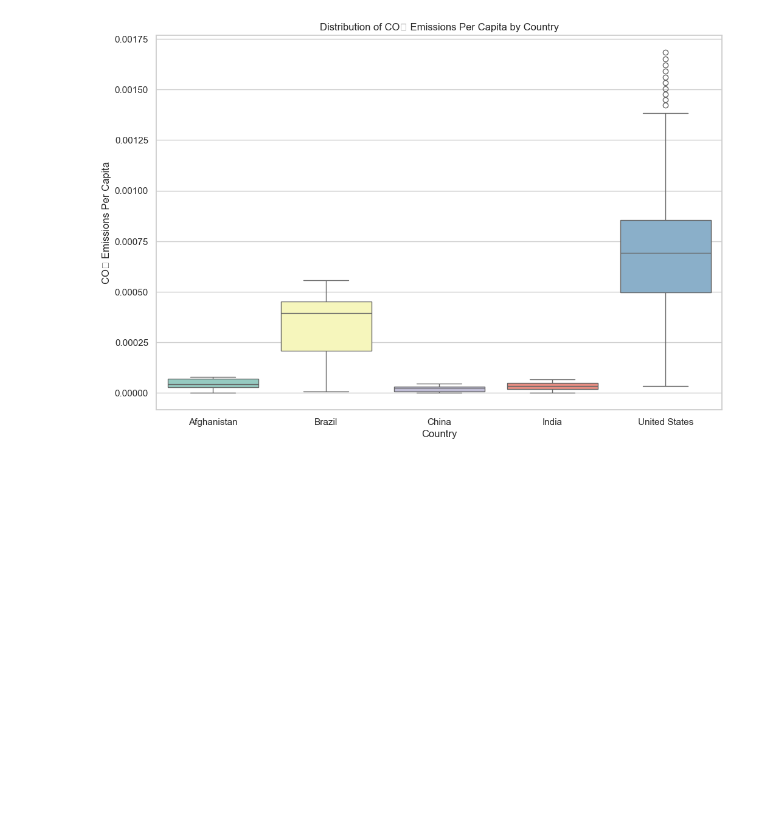
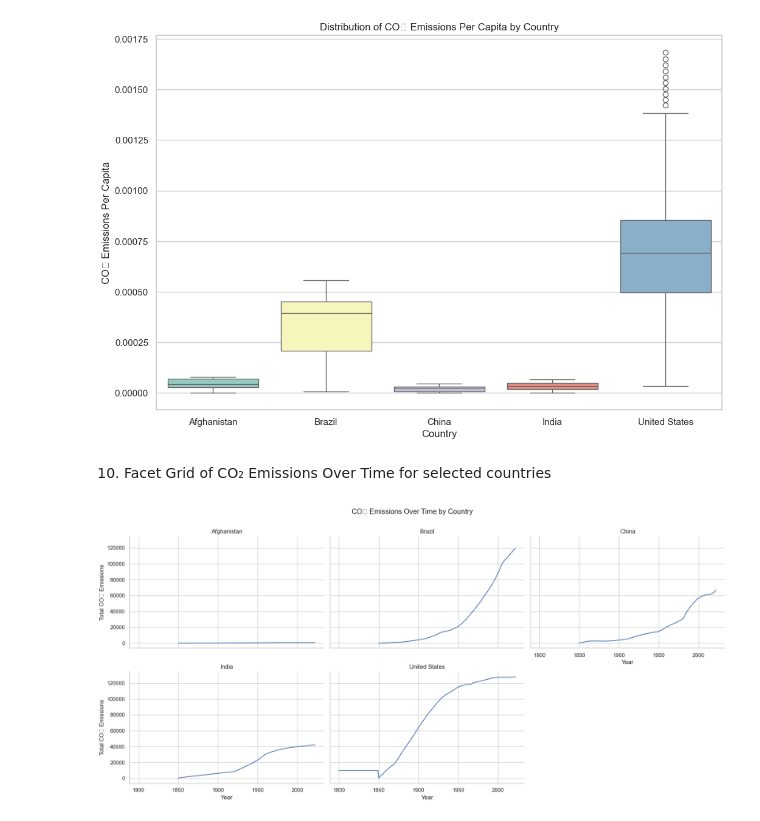
Before and after one commit to alextran21211/adsc3910-project-group-5, a Jupyter notebook: notebooks/eda.ipynb, the cells around one changed output. Saved outputs shown, nothing was run; the diff lists cells and outputs as text; code cells hidden in the pictures; blank space fills up the shorter version.

Commit message:
Facet Grid of CO₂ Emissions Over Time for selected countries

```diff
--- a/notebooks/eda.ipynb
+++ b/notebooks/eda.ipynb
@@ -210,3 +210,25 @@ Passing `palette` without assigning `hue` is deprecated and will be removed in v
 
   sns.boxplot(data=df_selected, x='Country', y='CO2_per_capita', palette="Set3")
 [figure]
+# %% [markdown]
+10. Facet Grid of CO₂ Emissions Over Time for selected countries
+# %%
+import seaborn as sns
+import matplotlib.pyplot as plt
+
+# Filter the data for selected countries
+selected_countries = ["Afghanistan", "Brazil", "China", "India", "United States"]
+df_selected = df[df['Country'].isin(selected_countries)]
+
+# Initialize a FacetGrid for CO₂ emissions over time
+g = sns.FacetGrid(df_selected, col="Country", col_wrap=3, height=4, aspect=1.5)
+g.map(sns.lineplot, "Year", "CO2", color="b")
+
+# Set titles and axis labels
+g.set_titles("{col_name}")
+g.set_axis_labels("Year", "Total CO₂ Emissions")
+g.fig.suptitle("CO₂ Emissions Over Time by Country", y=1.05)
+
+plt.show()
+# %% [output]
+[figure, added]
```
